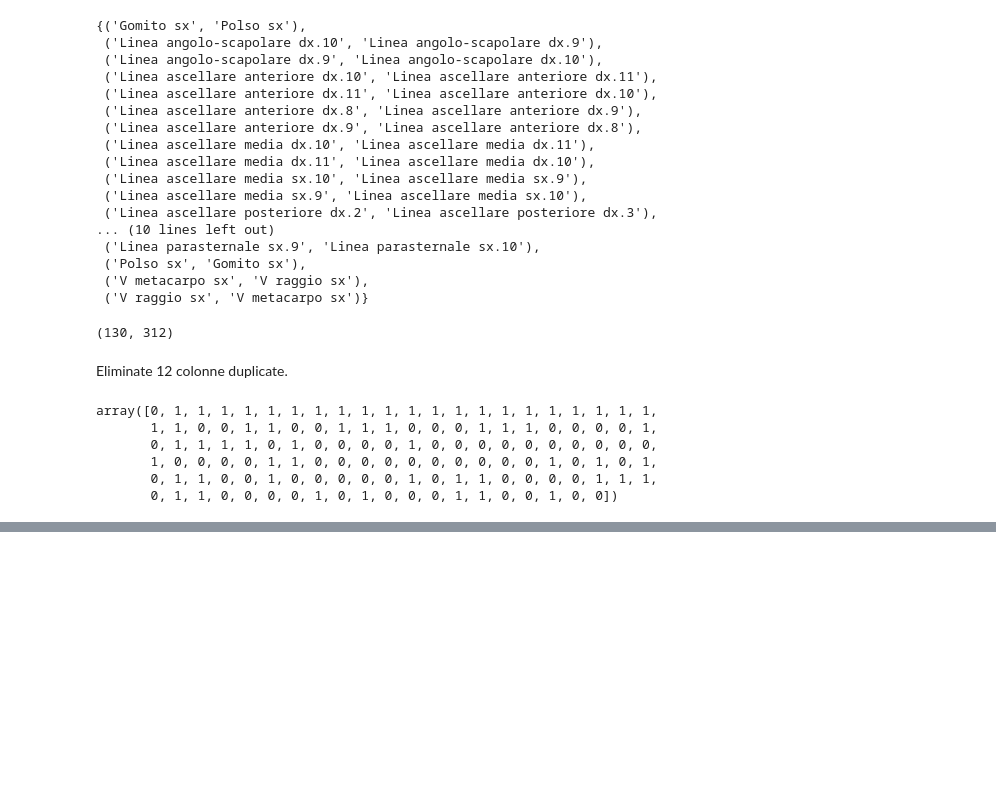
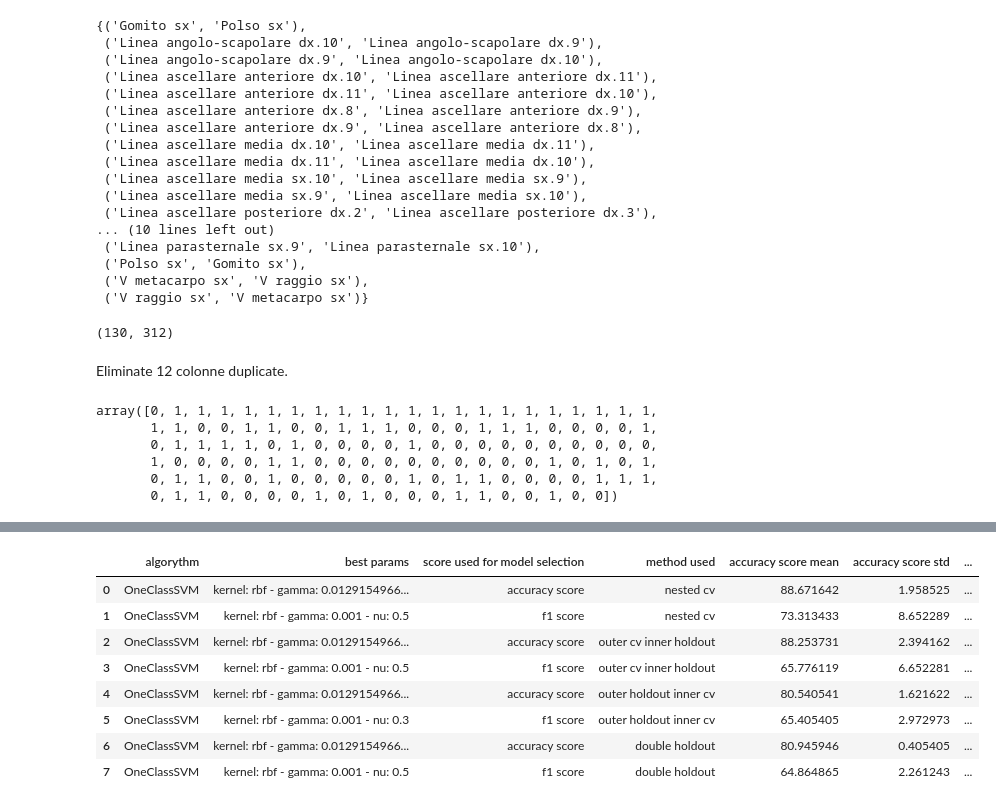
Before and after one commit to chrfum/one-class_classifier, a Jupyter notebook: run-over_classifier/one_class_codes/run-over.ipynb, the cells around one changed output, grey strips where cells are left out. Cells and saved outputs as stored; diff of their text form; code cells hidden in the pictures; blank space fills up the shorter version.

```diff
--- a/run-over_classifier/one_class_codes/run-over.ipynb
+++ b/run-over_classifier/one_class_codes/run-over.ipynb
@@ -295,0 +648,4 @@ scores_df
+# %%
+results['data set'] = 'no 0 columns, no equal columns'
+scores_df = add_record(scores_df, results)
+scores_df
@@ -295,0 +733,6 @@ scores_df
+# %%
+results = double_holdout_accuracy(mezzo_0, mezzo_1)
+# %%
+results['data set'] = 'no 0 columns, no equal columns'
+scores_df = add_record(scores_df, results)
+scores_df
@@ -295,0 +821,16 @@ scores_df
+# %%
+results = double_holdout_f1(mezzo_0, mezzo_1)
+# %%
+results['data set'] = 'no 0 columns, no equal columns'
+scores_df = add_record(scores_df, results)
+scores_df
+# %% [output]
+|  | algorythm | best params | score used for model selection | method used | accuracy score mean | accuracy score std | ... |
+| 0 | OneClassSVM | kernel: rbf - gamma: 0.0129154966... | accuracy score | nested cv | 88.671642 | 1.958525 | ... |
+| 1 | OneClassSVM | kernel: rbf - gamma: 0.001 - nu: 0.5 | f1 score | nested cv | 73.313433 | 8.652289 | ... |
+| 2 | OneClassSVM | kernel: rbf - gamma: 0.0129154966... | accuracy score | outer cv inner holdout | 88.253731 | 2.394162 | ... |
+| 3 | OneClassSVM | kernel: rbf - gamma: 0.001 - nu: 0.5 | f1 score | outer cv inner holdout | 65.776119 | 6.652281 | ... |
+| 4 | OneClassSVM | kernel: rbf - gamma: 0.0129154966... | accuracy score | outer holdout inner cv | 80.540541 | 1.621622 | ... |
+| 5 | OneClassSVM | kernel: rbf - gamma: 0.001 - nu: 0.3 | f1 score | outer holdout inner cv | 65.405405 | 2.972973 | ... |
+| 6 | OneClassSVM | kernel: rbf - gamma: 0.0129154966... | accuracy score | double holdout | 80.945946 | 0.405405 | ... |
+| 7 | OneClassSVM | kernel: rbf - gamma: 0.001 - nu: 0.5 | f1 score | double holdout | 64.864865 | 2.261243 | ... |
```
Also changed, not shown: parts of 20 cells of this notebook.
